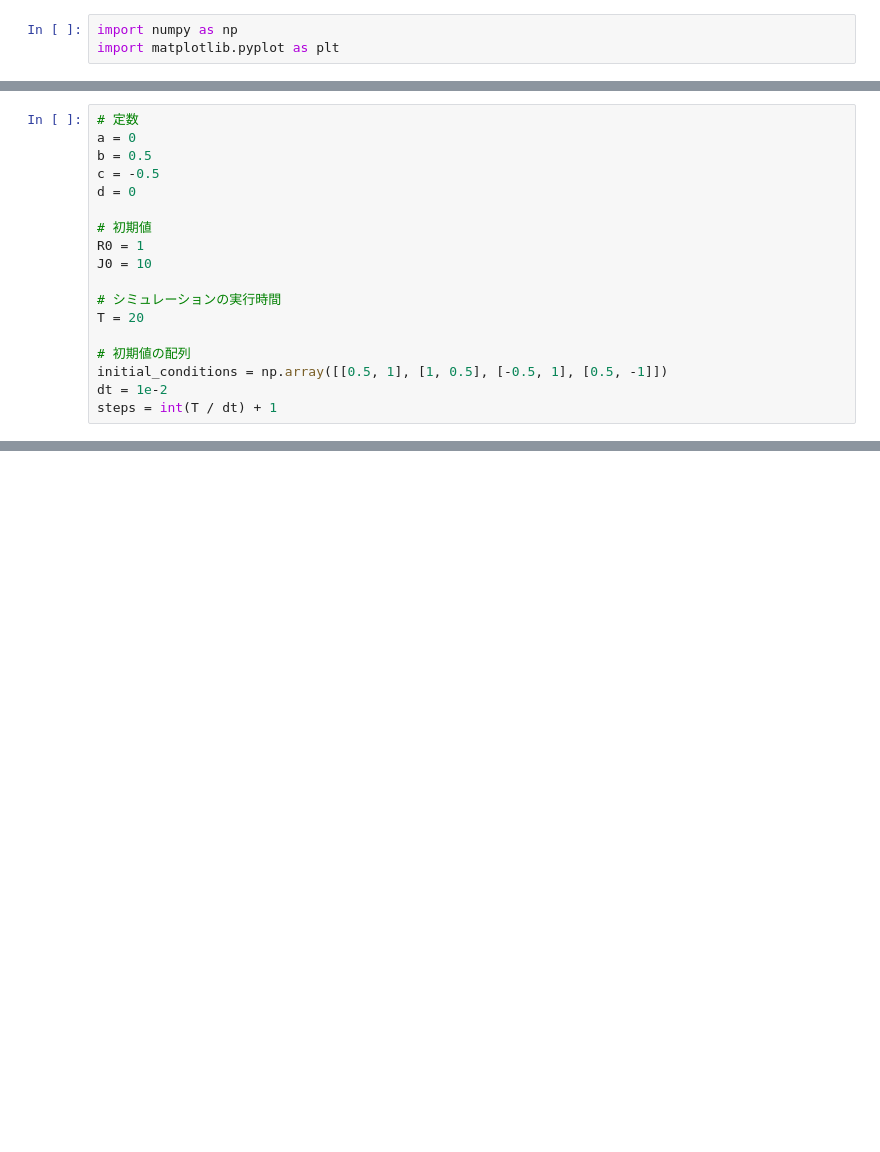
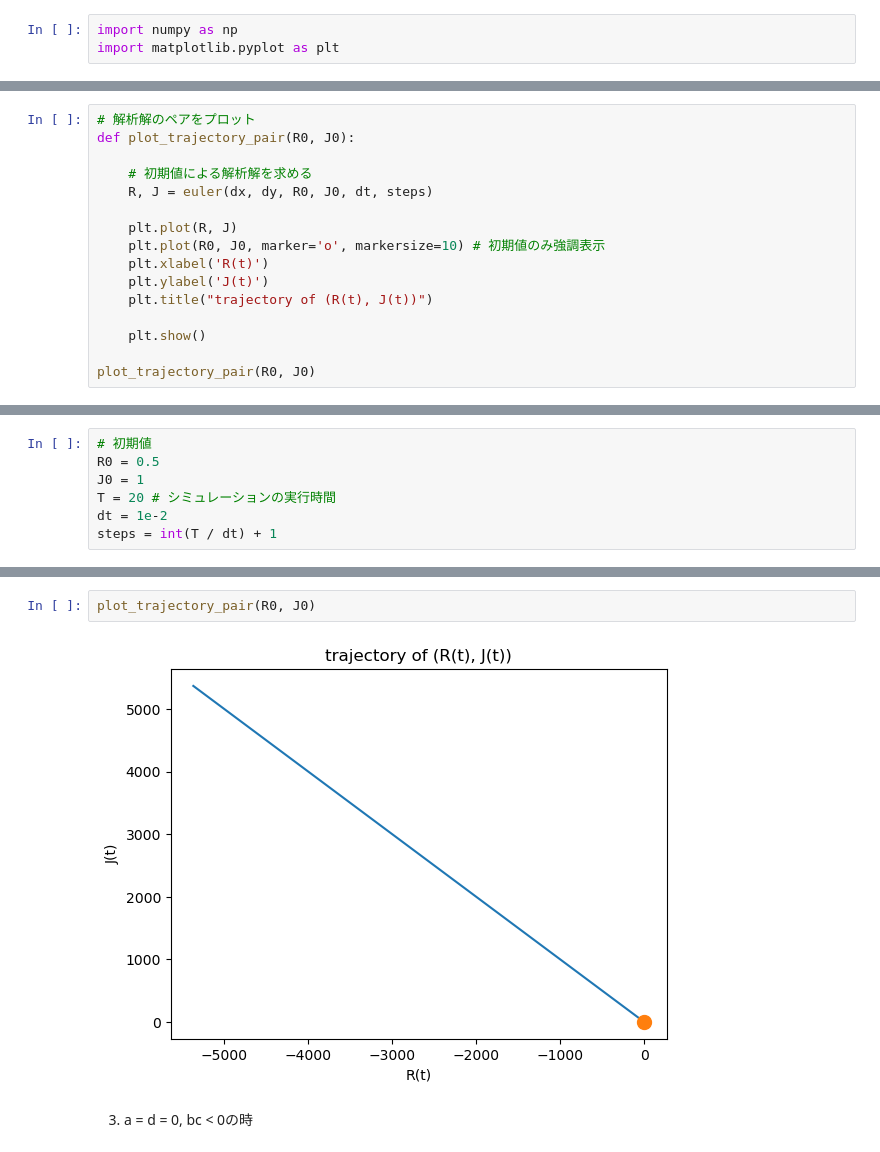
Before and after one commit to frinfo702/sim-uni, a Jupyter notebook: report1.ipynb, the cells around one changed output, grey strips where cells are left out. Drawn from its saved outputs; the diff is of its cells as text; blank space fills up the shorter version.

```diff
--- a/report1.ipynb
+++ b/report1.ipynb
@@ -3,0 +85,16 @@ import matplotlib.pyplot as plt
+# %%
+# 解析解のペアをプロット
+def plot_trajectory_pair(R0, J0):
+
+    # 初期値による解析解を求める
+    R, J = euler(dx, dy, R0, J0, dt, steps)
+
+    plt.plot(R, J)
+    plt.plot(R0, J0, marker='o', markersize=10) # 初期値のみ強調表示
+    plt.xlabel('R(t)')
+    plt.ylabel('J(t)')
+    plt.title("trajectory of (R(t), J(t))")
+
+    plt.show()
+
+plot_trajectory_pair(R0, J0)
@@ -4,18 +109,7 @@ import matplotlib.pyplot as plt
 # %%
-# 定数
-a = 0
-b = 0.5
-c = -0.5
-d = 0
-
 # 初期値
-R0 = 1
-J0 = 10
-
-# シミュレーションの実行時間
-T = 20
-
-# 初期値の配列
-initial_conditions = np.array([[0.5, 1], [1, 0.5], [-0.5, 1], [0.5, -1]])
+R0 = 0.5
+J0 = 1
+T = 20 # シミュレーションの実行時間
 dt = 1e-2
 steps = int(T / dt) + 1
@@ -143,0 +142,6 @@ plt.show()
+# %%
+plot_trajectory_pair(R0, J0)
+# %% [output]
+[figure, added]
+# %% [markdown]
+3) a = d = 0, bc < 0の時
```
Also changed, not shown: parts of 31 cells of this notebook, 2 other files.
